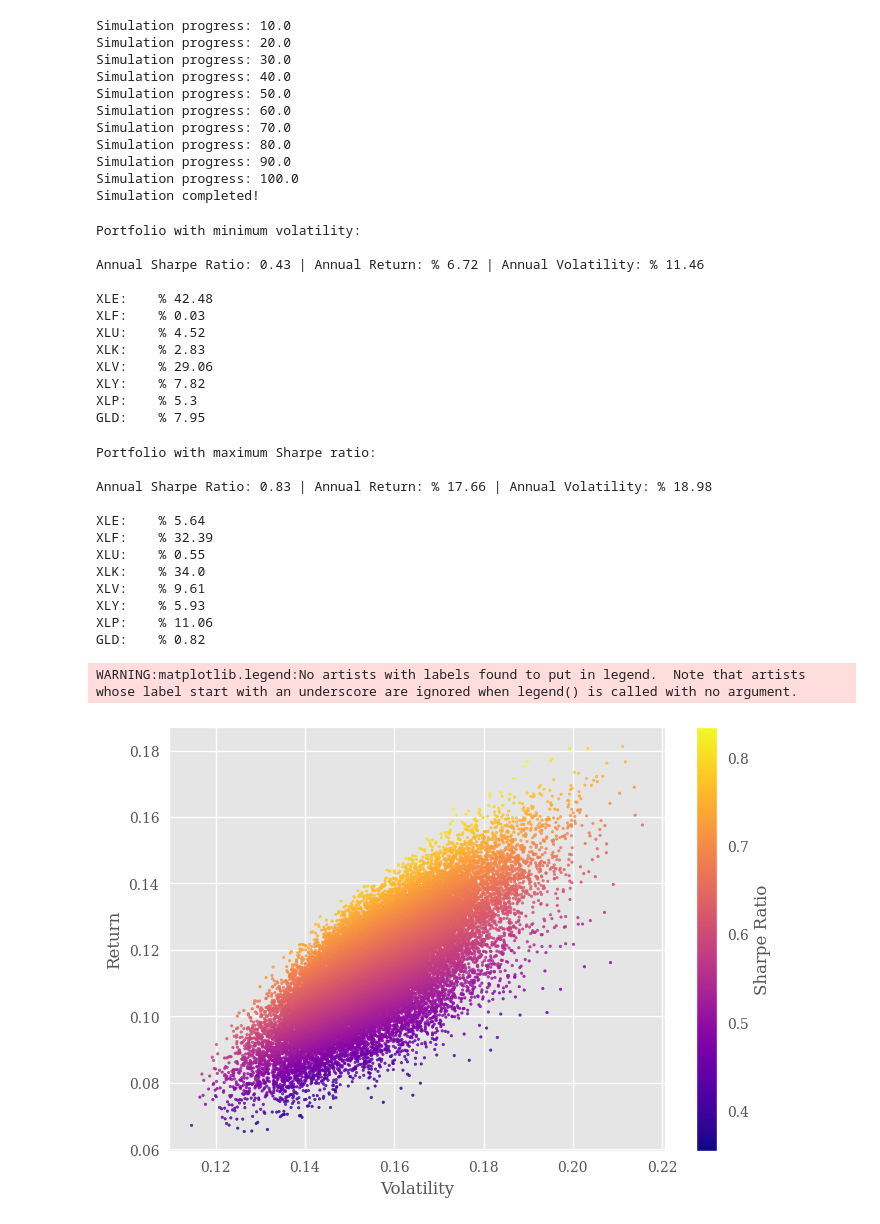
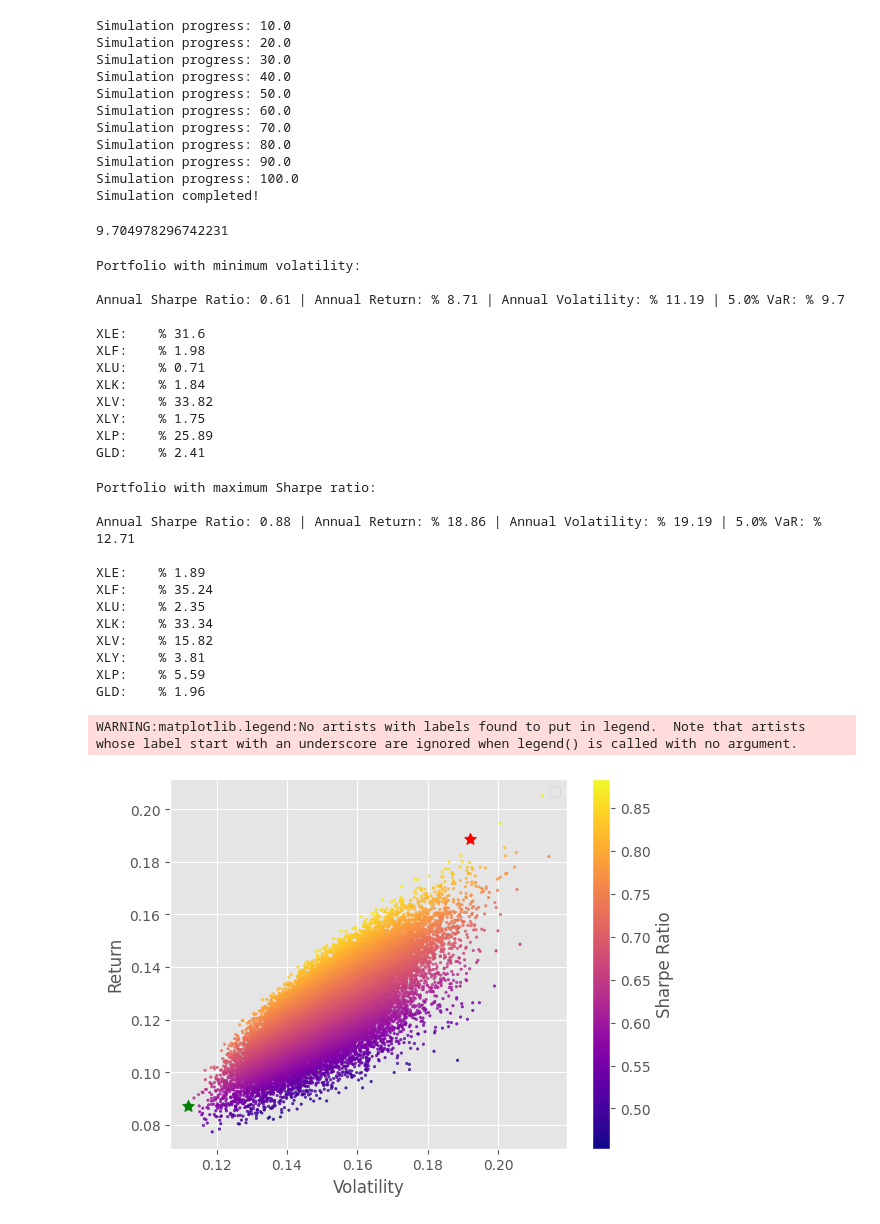
Before and after one commit to HyunminHong/MPT, a Jupyter notebook: Sector_Portfolio.ipynb, the cells around one changed output. Saved outputs shown, nothing was run; the diff lists cells and outputs as text; code cells hidden in the pictures.

```diff
--- a/Sector_Portfolio.ipynb
+++ b/Sector_Portfolio.ipynb
@@ -564,4 +555,9 @@ Simulation progress: 80.0
 Simulation progress: 90.0
 Simulation progress: 100.0
 Simulation completed!
+# %%
+min_vol = stats[stats['Volatility'] == stats['Volatility'].min()]
+float(abs(min_vol['Return'] - (min_vol['Volatility'] * scipy.stats.norm.ppf(1 - .05)))*100)
+# %% [output]
+9.704978296742231
 # %%
@@ -575,18 +572,18 @@ def min_vol_portfolio(stats, tickers):
     for index, symbol in enumerate(tickers):
         print(f'{symbol}:\t% {round(min_vol_wgt[index]*100,2)}')
 # %%
-min_vol_portfolio(stats, tickers_sector)
+min_vol_portfolio(tickers_sector)
 # %% [output]
 Portfolio with minimum volatility:
 
-Annual Sharpe Ratio: 0.43 | Annual Return: % 6.72 | Annual Volatility: % 11.46
+Annual Sharpe Ratio: 0.61 | Annual Return: % 8.71 | Annual Volatility: % 11.19 | 5.0% VaR: % 9.7
 
-XLE:    % 42.48
-XLF:    % 0.03
-XLU:    % 4.52
-XLK:    % 2.83
-XLV:    % 29.06
-XLY:    % 7.82
-XLP:    % 5.3
-GLD:    % 7.95
+XLE:    % 31.6
+XLF:    % 1.98
+XLU:    % 0.71
+XLK:    % 1.84
+XLV:    % 33.82
+XLY:    % 1.75
+XLP:    % 25.89
+GLD:    % 2.41
 # %%
@@ -596,32 +594,40 @@ def max_vol_portfolio(tickers):
     for index, symbol in enumerate(tickers):
         print(f'{symbol}:\t% {round(m_sharpe_wgt[index]*100,2)}')
 # %%
-max_vol_portfolio(tickers_sector)
+max_sharpe_portfolio(tickers_sector)
 # %% [output]
 Portfolio with maximum Sharpe ratio:
 
-Annual Sharpe Ratio: 0.83 | Annual Return: % 17.66 | Annual Volatility: % 18.98
+Annual Sharpe Ratio: 0.88 | Annual Return: % 18.86 | Annual Volatility: % 19.19 | 5.0% VaR: % 12.71
 
-XLE:    % 5.64
-XLF:    % 32.39
-XLU:    % 0.55
-XLK:    % 34.0
-XLV:    % 9.61
-XLY:    % 5.93
-XLP:    % 11.06
-GLD:    % 0.82
+XLE:    % 1.89
+XLF:    % 35.24
+XLU:    % 2.35
+XLK:    % 33.34
+XLV:    % 15.82
+XLY:    % 3.81
+XLP:    % 5.59
+GLD:    % 1.96
 # %%
+min_vol = stats[stats['Volatility'] == stats['Volatility'].min()]
+min_vol_idx = min_vol.index.item()
+
 plt.figsize=(10,8)
 
+# Plot the simulated portfolios
 plt.scatter(stats['Volatility'], stats['Return'], c=stats['Sharpe Ratio'], s=3, alpha=.8, cmap='plasma')
+# Plot red star to highlight position of portfolio with highest Sharpe Ratio
+plt.scatter(m_sharpe_vol, m_sharpe_rtn, marker=(5,1,0), color='r', s=80)
+# Plot green star to highlight position of minimum variance portfolio
+plt.scatter(stats['Volatility'][min_vol_idx], stats['Return'][min_vol_idx], marker=(5,1,0), color='g', s=80)
 
 plt.xlabel('Volatility')
 plt.ylabel('Return')
 plt.legend(loc='upper right')
 
 cmap = mpl.cm.plasma
 norm = mpl.colors.Normalize(vmin=stats['Sharpe Ratio'].min(), vmax=stats['Sharpe Ratio'].max())
 plt.colorbar(mpl.cm.ScalarMappable(norm=norm, cmap=cmap),label='Sharpe Ratio',);
 # %% [output]
 WARNING:matplotlib.legend:No artists with labels found to put in legend.  Note that artists whose label start with an underscore are ignored when legend() is called with no argument.
-[figure, old version]
+[figure, new version]
```
Also changed, not shown: parts of 16 cells of this notebook.
